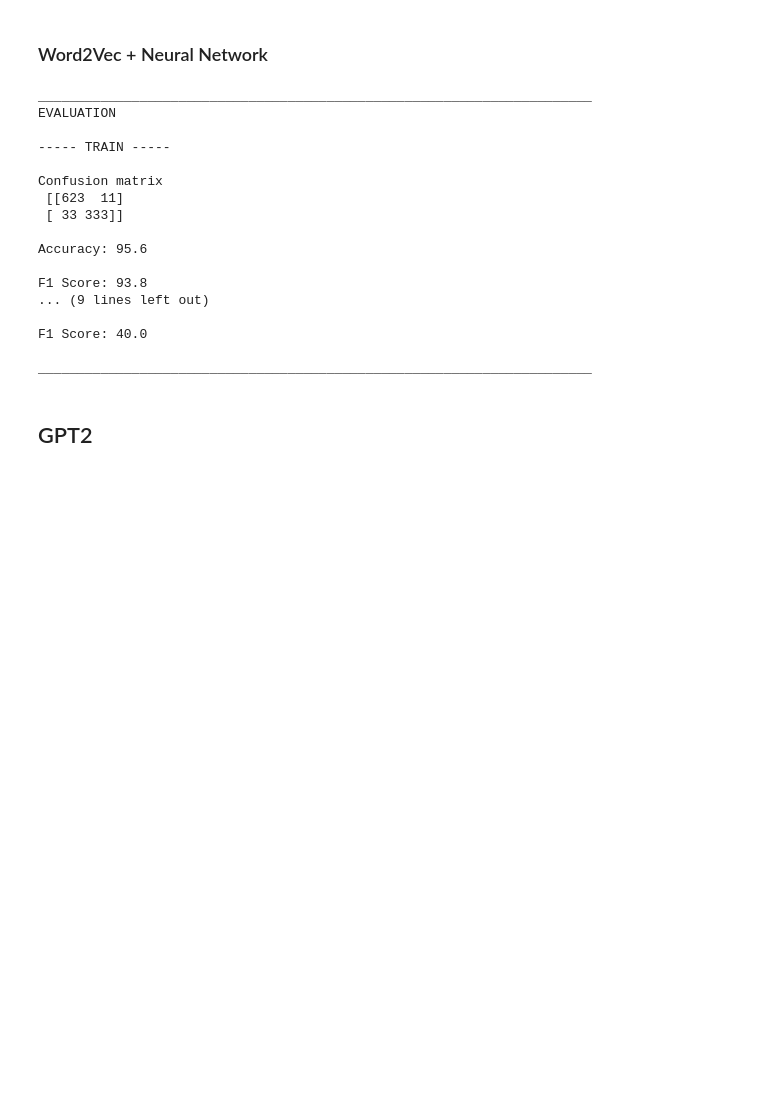
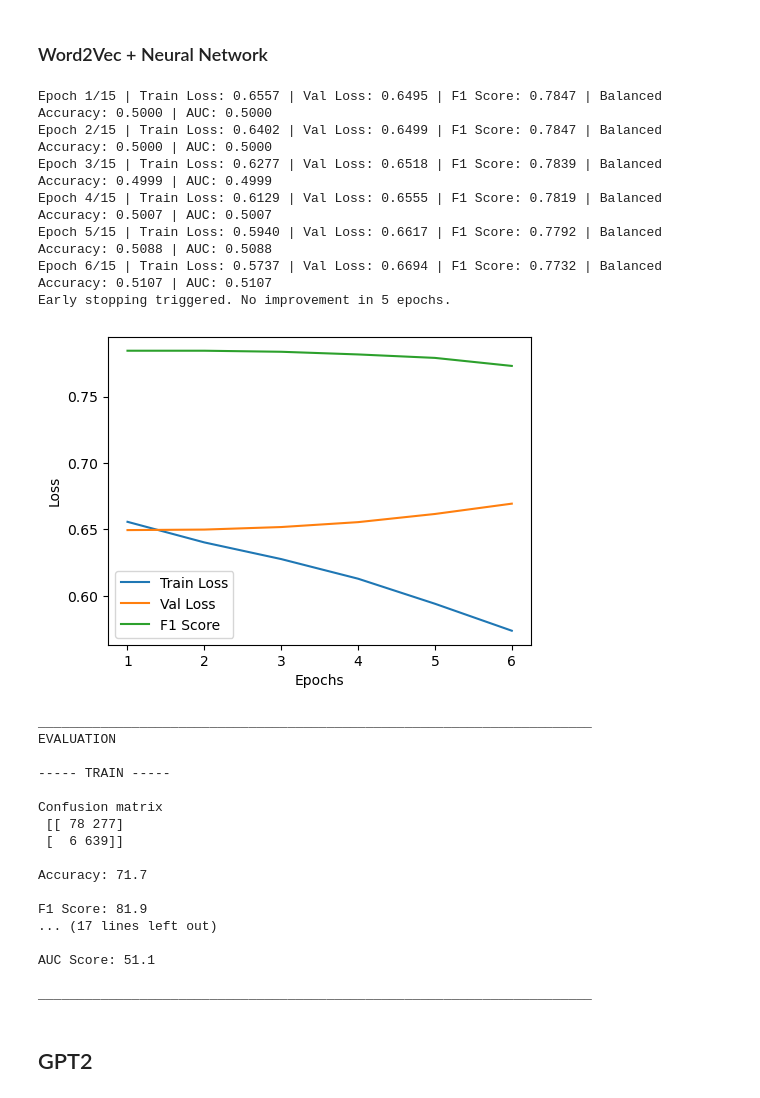
Before and after one commit to szymonsocha/master-thesis, a Jupyter notebook: code/BERT_embedding+classification_local.ipynb, the cells around one changed output. Saved outputs shown, nothing was run; the diff lists cells and outputs as text; code cells hidden in the pictures; blank space fills up the shorter version.

```diff
--- a/code/BERT_embedding+classification_local.ipynb
+++ b/code/BERT_embedding+classification_local.ipynb
@@ -1857,43 +2064,59 @@ _______________________________________________________________________
 # %% [markdown]
 ### Word2Vec + Neural Network
 # %%
+# --------------------
+# SET PARAMETERS
+dropout_rate = 0.1
+epochs_number = 15
+learning_rate = 0.0001
+early_stopping = 5
+# --------------------
+
 input_dim = X_train_embeddings_word2vec.shape[1]  # Dimensionality of word embeddings
 hidden_dim = X_train_embeddings_word2vec.shape[1]*2  # Number of units in the hidden layer
 
-classifier = NeuralNetworkClassifier(input_dim, hidden_dim)
+classifier = NeuralNetworkClassifier(input_dim, hidden_dim, dropout=dropout_rate)
 
 # Fit the model
-classifier.fit(X_train_embeddings_word2vec, y_train, num_epochs=10, lr=0.001)
+classifier.fit(X_train_embeddings_word2vec, y_train, X_test_embeddings_word2vec, y_test, num_epochs=epochs_number, lr=learning_rate, patience=early_stopping)
 
 # Evaluate classifier
 print('\n')
 print('\n_______________________________________________________________________')
 print('EVALUATION')
 
 print('\n----- TRAIN -----')
 cm_nn_w2v_train, accuracy_nn_w2v_train, f1_nn_w2v_train, balaccuracy_nn_w2v_train, rocauc_nn_w2v_train = classifier.evaluate(X_train_embeddings_word2vec, y_train)
 
 print('\n----- TEST -----')
 cm_nn_w2v_test, accuracy_nn_w2v_test, f1_nn_w2v_test, balaccuracy_nn_w2v_test, rocauc_nn_w2v_test = classifier.evaluate(X_test_embeddings_word2vec, y_test)
 print('_______________________________________________________________________')
 # %% [output]
-_______________________________________________________________________
-EVALUATION
-
------ TRAIN -----
-
-Confusion matrix
- [[623  11]
- [ 33 333]]
-
-Accuracy: 95.6
-
-F1 Score: 93.8
-... (9 lines left out)
-
-F1 Score: 40.0
-
-_______________________________________________________________________
+Epoch 1/15 | Train Loss: 0.6557 | Val Loss: 0.6495 | F1 Score: 0.7847 | Balanced Accuracy: 0.5000 | AUC: 0.5000
+Epoch 2/15 | Train Loss: 0.6402 | Val Loss: 0.6499 | F1 Score: 0.7847 | Balanced Accuracy: 0.5000 | AUC: 0.5000
+Epoch 3/15 | Train Loss: 0.6277 | Val Loss: 0.6518 | F1 Score: 0.7839 | Balanced Accuracy: 0.4999 | AUC: 0.4999
+Epoch 4/15 | Train Loss: 0.6129 | Val Loss: 0.6555 | F1 Score: 0.7819 | Balanced Accuracy: 0.5007 | AUC: 0.5007
+Epoch 5/15 | Train Loss: 0.5940 | Val Loss: 0.6617 | F1 Score: 0.7792 | Balanced Accuracy: 0.5088 | AUC: 0.5088
+Epoch 6/15 | Train Loss: 0.5737 | Val Loss: 0.6694 | F1 Score: 0.7732 | Balanced Accuracy: 0.5107 | AUC: 0.5107
+Early stopping triggered. No improvement in 5 epochs.
+[figure, added]
+_______________________________________________________________________
+EVALUATION
+
+----- TRAIN -----
+
+Confusion matrix
+ [[ 78 277]
+ [  6 639]]
+
+Accuracy: 71.7
+
+F1 Score: 81.9
+... (17 lines left out)
+
+AUC Score: 51.1
+
+_______________________________________________________________________
 # %% [markdown]
 ## GPT2
 # %% [markdown]
```
Also changed, not shown: parts of 37 cells of this notebook, 1 other file.
